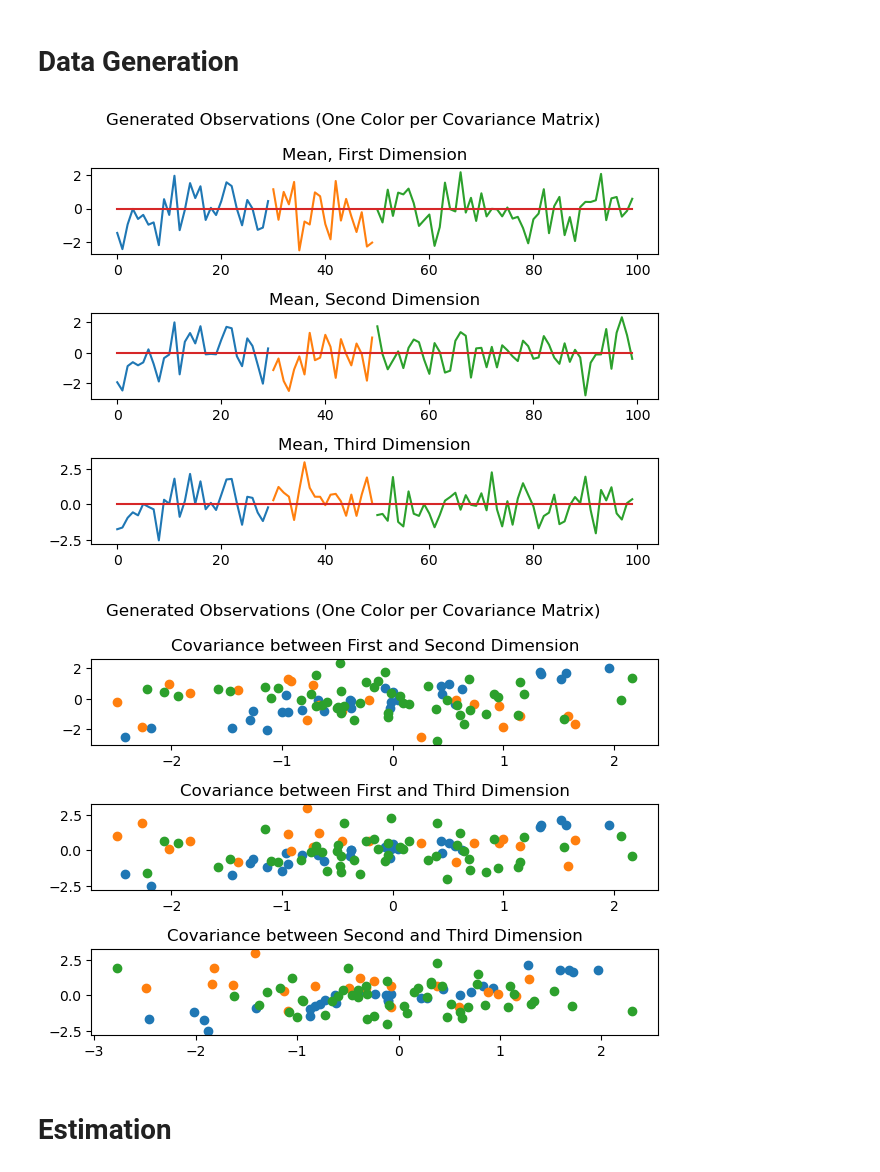
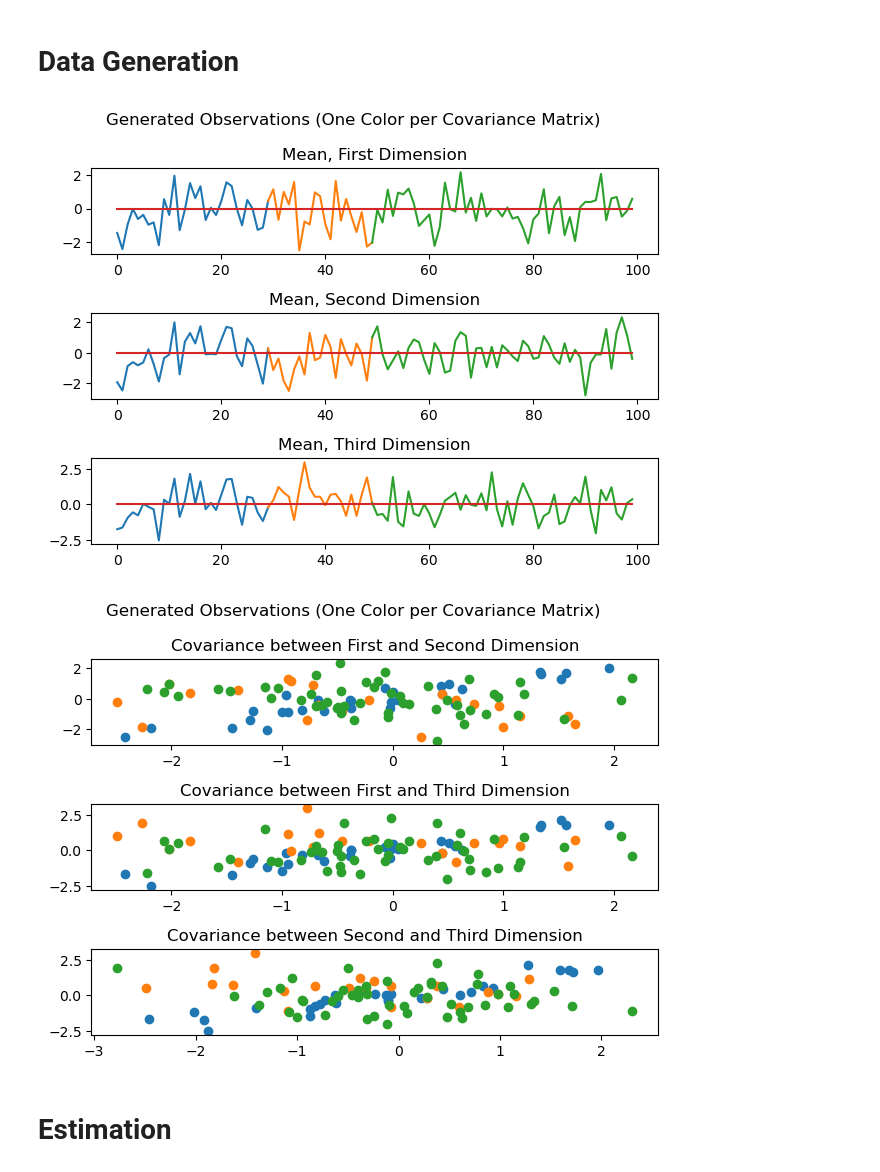
Before and after one commit to lubischu/compositeNUVs, a Jupyter notebook: notebooks/COVModel_applied.ipynb, the cells around one changed output. Saved outputs shown, nothing was run; the diff lists cells and outputs as text; code cells hidden in the pictures.

Commit message:
minor change in plotting generated data

```diff
--- a/notebooks/COVModel_applied.ipynb
+++ b/notebooks/COVModel_applied.ipynb
@@ -45,36 +45,36 @@ for i in range(1,N):
         modelChange_ind.append(i)
 modelChange_ind.append(N)
 
 fig11, axs1 = plt.subplots(3,1)
 fig12, axs2 = plt.subplots(3,1)
 
 start_ind = 0
 for end_ind in modelChange_ind:
     axs1[0].plot(np.arange(start_ind, end_ind), y[start_ind:end_ind, 0])
     axs1[1].plot(np.arange(start_ind, end_ind), y[start_ind:end_ind, 1])
     axs1[2].plot(np.arange(start_ind, end_ind), y[start_ind:end_ind, 2])
     axs2[0].scatter(y[start_ind:end_ind,0], y[start_ind:end_ind,1])
     axs2[1].scatter(y[start_ind:end_ind,0], y[start_ind:end_ind,2])
     axs2[2].scatter(y[start_ind:end_ind,1], y[start_ind:end_ind,2])
-    start_ind = end_ind
+    start_ind = end_ind-1
 axs1[0].plot(x[:,0], c='tab:red')
 axs1[1].plot(x[:,1], c='tab:red')
 axs1[2].plot(x[:,2], c='tab:red')
 
 # Describe plot
 axs1[0].set_title('Mean, First Dimension')
 axs1[1].set_title('Mean, Second Dimension')
 axs1[2].set_title('Mean, Third Dimension')
 axs2[0].set_title('Covariance between First and Second Dimension')
 axs2[1].set_title('Covariance between First and Third Dimension')
 axs2[2].set_title('Covariance between Second and Third Dimension')
 fig11.suptitle('Generated Observations (One Color per Covariance Matrix)')
 fig11.tight_layout()
 fig12.suptitle('Generated Observations (One Color per Covariance Matrix)')
 fig12.tight_layout()
 # %% [output]
-[figure, old version]
+[figure, new version]
-[figure, old version]
+[figure, new version]
 # %% [markdown]
 # Estimation
 # %%
```
